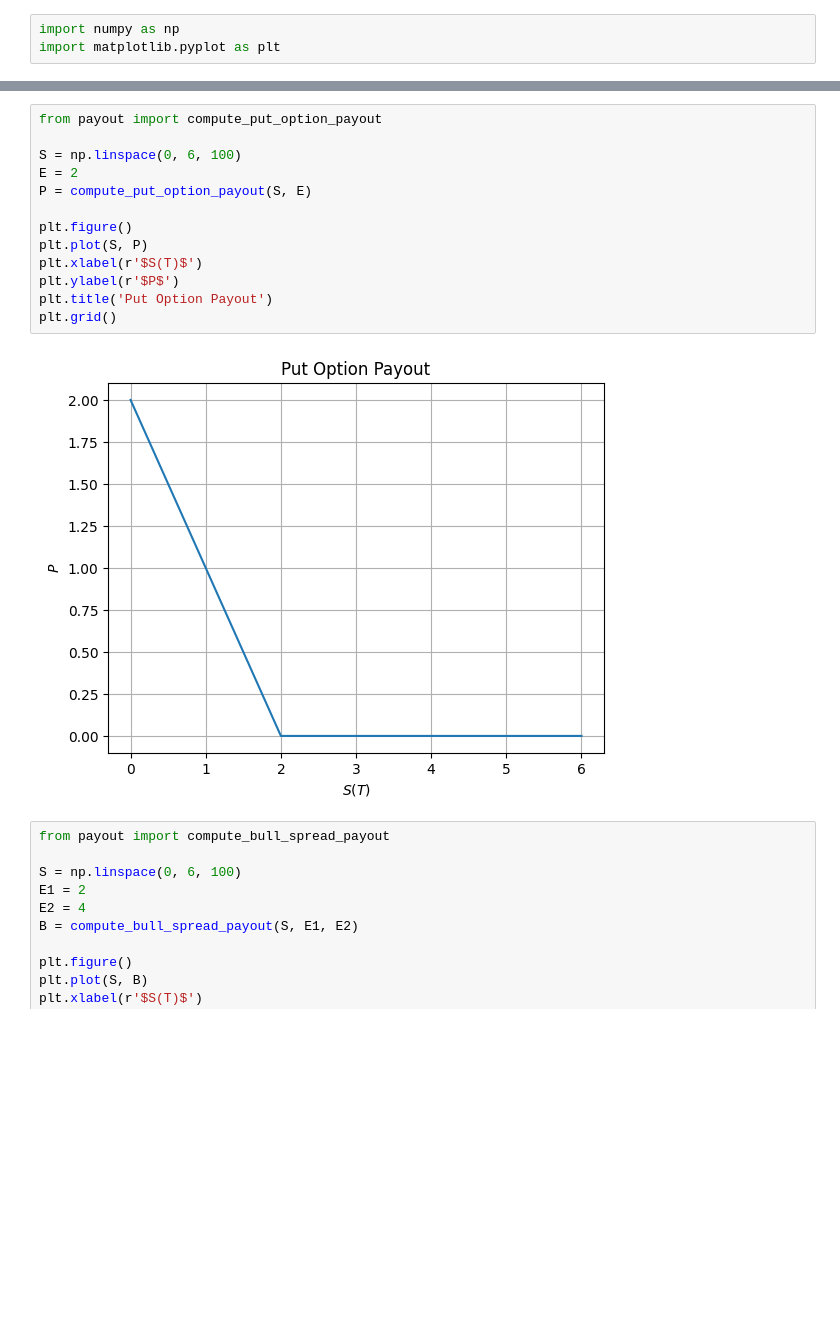
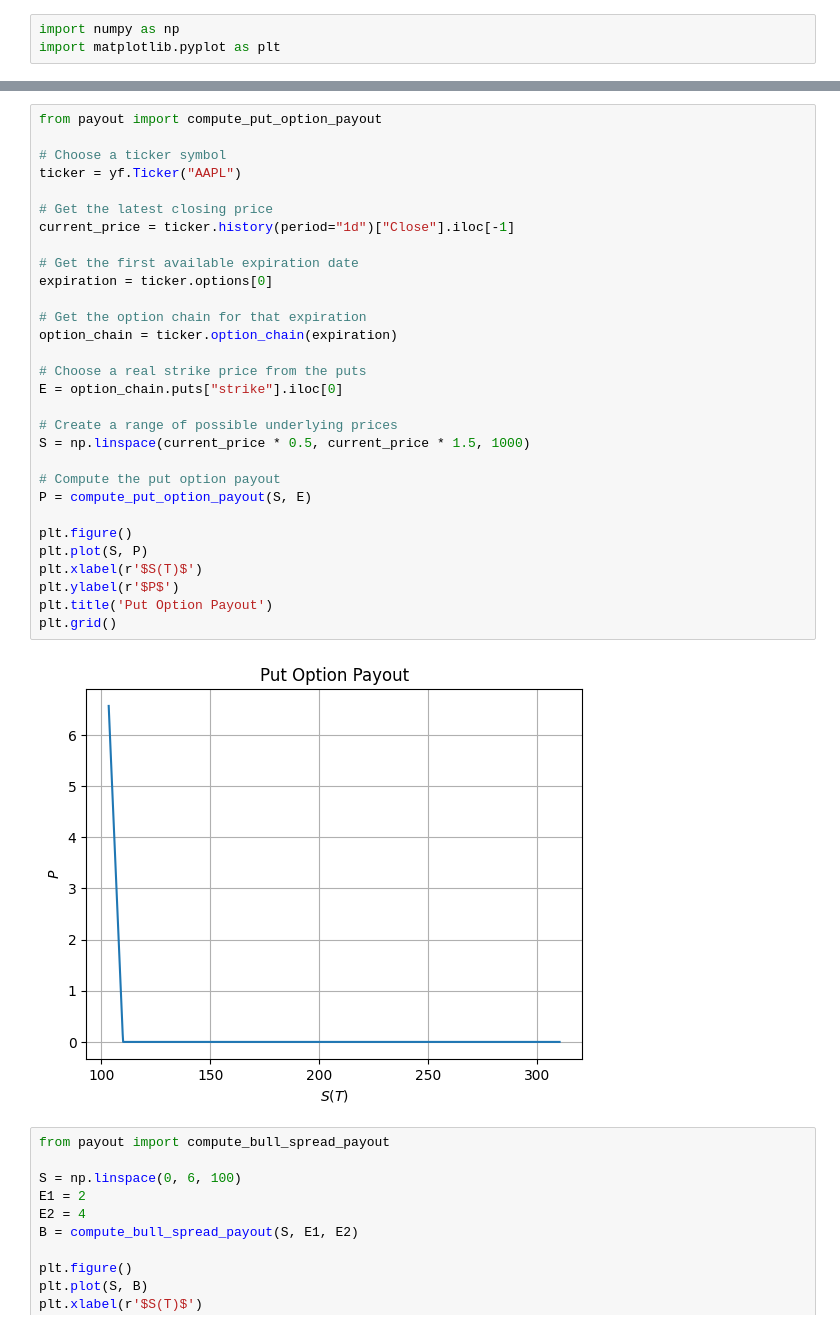
Before and after one commit to jvleta/trader, a Jupyter notebook: higham/ch01.ipynb, the cells around one changed output, grey strips where cells are left out. Cells and saved outputs as stored; diff of their text form; blank space fills up the shorter version.

```diff
--- a/higham/ch01.ipynb
+++ b/higham/ch01.ipynb
@@ -19,18 +37,35 @@ plt.grid()
 # %%
 from payout import compute_put_option_payout
 
-S = np.linspace(0, 6, 100)
-E = 2
+# Choose a ticker symbol
+ticker = yf.Ticker("AAPL")
+
+# Get the latest closing price
+current_price = ticker.history(period="1d")["Close"].iloc[-1]
+
+# Get the first available expiration date
+expiration = ticker.options[0]
+
+# Get the option chain for that expiration
+option_chain = ticker.option_chain(expiration)
+
+# Choose a real strike price from the puts
+E = option_chain.puts["strike"].iloc[0]
+
+# Create a range of possible underlying prices
+S = np.linspace(current_price * 0.5, current_price * 1.5, 1000)
+
+# Compute the put option payout
 P = compute_put_option_payout(S, E)
 
 plt.figure()
 plt.plot(S, P)
 plt.xlabel(r'$S(T)$')
 plt.ylabel(r'$P$')
 plt.title('Put Option Payout')
 plt.grid()
 # %% [output]
-[figure, old version]
+[figure, new version]
 # %%
 from payout import compute_bull_spread_payout
 
```
Also changed, not shown: parts of 2 cells of this notebook, 6 other files.
